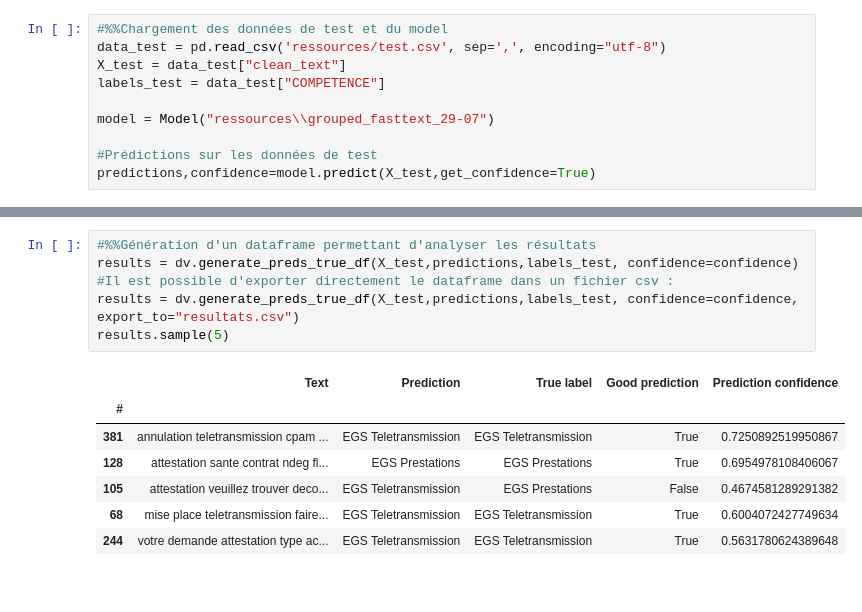
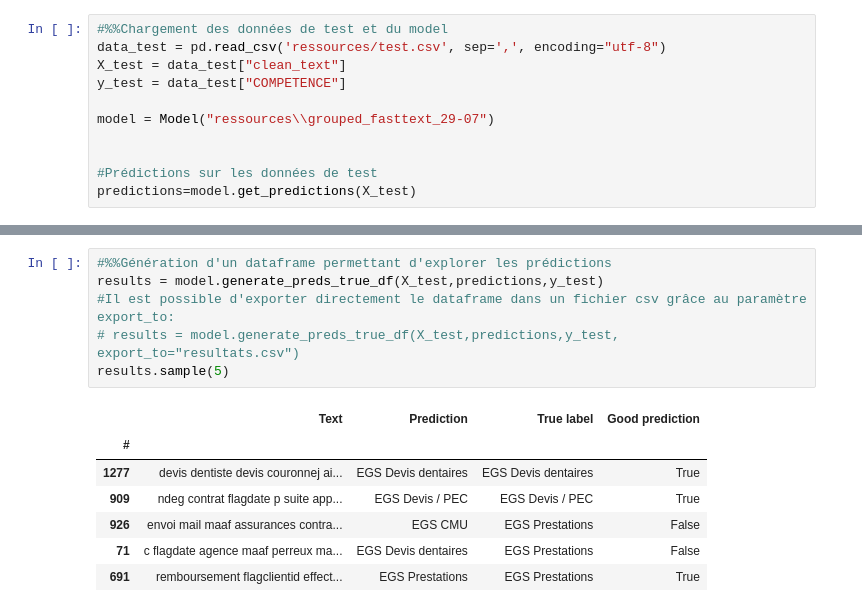
Before and after one commit to Fabien-Couthouis/ClassMail, a Jupyter notebook: Tutorial.ipynb, the cells around one changed output, grey strips where cells are left out. Drawn from its saved outputs; the diff is of its cells as text.

```diff
--- a/Tutorial.ipynb
+++ b/Tutorial.ipynb
@@ -160,10 +174,11 @@ Training took:  52.9 min
 #%%Chargement des données de test et du model
 data_test = pd.read_csv('ressources/test.csv', sep=',', encoding="utf-8")
 X_test = data_test["clean_text"]
-labels_test = data_test["COMPETENCE"]
+y_test = data_test["COMPETENCE"]
 
 model = Model("ressources\\grouped_fasttext_29-07")
 
+
 #Prédictions sur les données de test
-predictions,confidence=model.predict(X_test,get_confidence=True)
+predictions=model.get_predictions(X_test)
 # %% [output]
@@ -209,14 +250,14 @@ Recall: 0.7763248451479697
 # %%
-#%%Génération d'un dataframe permettant d'analyser les résultats
-results = dv.generate_preds_true_df(X_test,predictions,labels_test, confidence=confidence)
-#Il est possible d'exporter directement le dataframe dans un fichier csv :
-results = dv.generate_preds_true_df(X_test,predictions,labels_test, confidence=confidence, export_to="resultats.csv")
+#%%Génération d'un dataframe permettant d'explorer les prédictions
+results = model.generate_preds_true_df(X_test,predictions,y_test)
+#Il est possible d'exporter directement le dataframe dans un fichier csv grâce au paramètre export_to:
+# results = model.generate_preds_true_df(X_test,predictions,y_test, export_to="resultats.csv")
 results.sample(5)
 # %% [output]
-|  | Text | Prediction | True label | Good prediction | Prediction confidence |
-| # |  |  |  |  |  |
-| 381 | annulation teletransmission cpam ... | EGS Teletransmission | EGS Teletransmission | True | 0.7250892519950867 |
-| 128 | attestation sante contrat ndeg fl... | EGS Prestations | EGS Prestations | True | 0.6954978108406067 |
-| 105 | attestation veuillez trouver deco... | EGS Teletransmission | EGS Prestations | False | 0.4674581289291382 |
-| 68 | mise place teletransmission faire... | EGS Teletransmission | EGS Teletransmission | True | 0.6004072427749634 |
-| 244 | votre demande attestation type ac... | EGS Teletransmission | EGS Teletransmission | True | 0.5631780624389648 |
+|  | Text | Prediction | True label | Good prediction |
+| # |  |  |  |  |
+| 1277 | devis dentiste devis couronnej ai... | EGS Devis dentaires | EGS Devis dentaires | True |
+| 909 | ndeg contrat flagdate p suite app... | EGS Devis / PEC | EGS Devis / PEC | True |
+| 926 | envoi mail maaf assurances contra... | EGS CMU | EGS Prestations | False |
+| 71 | c flagdate agence maaf perreux ma... | EGS Devis dentaires | EGS Prestations | False |
+| 691 | remboursement flagclientid effect... | EGS Prestations | EGS Prestations | True |
```
Also changed, not shown: parts of 19 cells of this notebook, 10 other files.
